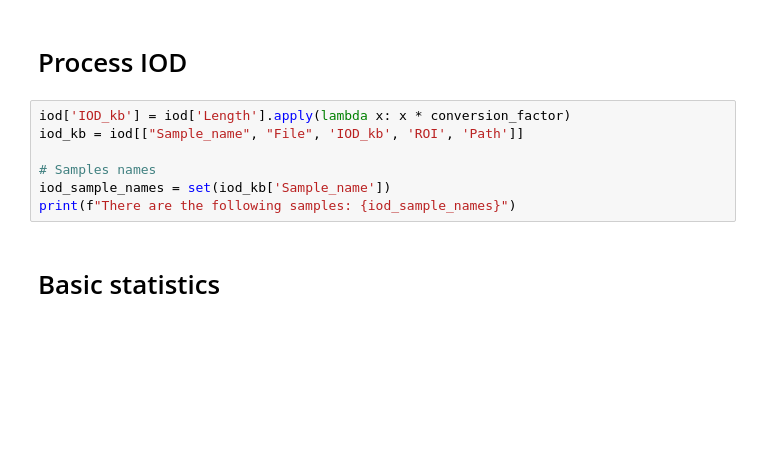
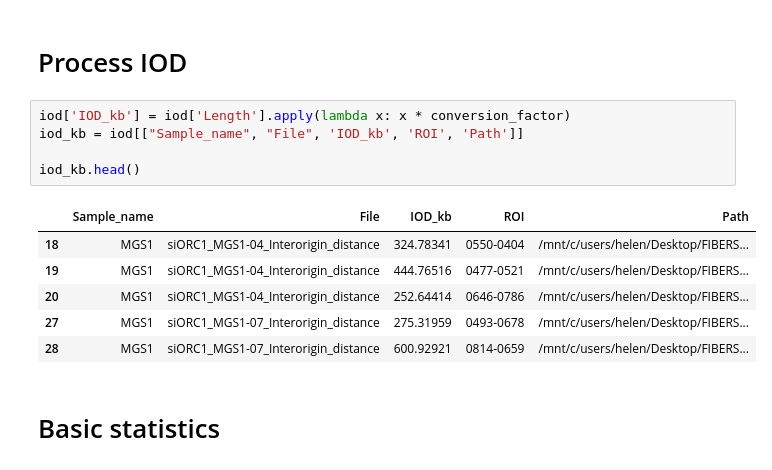
Before and after one commit to Lopatushka/DNA_fibers, a Jupyter notebook: data_agg.ipynb, the cells around one changed output. Drawn from its saved outputs; the diff is of its cells as text; blank space fills up the shorter version.

```diff
--- a/data_agg.ipynb
+++ b/data_agg.ipynb
@@ -153,10 +160,15 @@ replication_speed.head()
 # %%
 iod['IOD_kb'] = iod['Length'].apply(lambda x: x * conversion_factor)
 iod_kb = iod[["Sample_name", "File", 'IOD_kb', 'ROI', 'Path']]
 
-# Samples names
-iod_sample_names = set(iod_kb['Sample_name'])
-print(f"There are the following samples: {iod_sample_names}")
+iod_kb.head()
+# %% [output]
+|  | Sample_name | File | IOD_kb | ROI | Path |
+| 18 | MGS1 | siORC1_MGS1-04_Interorigin_distance | 324.78341 | 0550-0404 | /mnt/c/users/helen/Desktop/FIBERS... |
+| 19 | MGS1 | siORC1_MGS1-04_Interorigin_distance | 444.76516 | 0477-0521 | /mnt/c/users/helen/Desktop/FIBERS... |
+| 20 | MGS1 | siORC1_MGS1-04_Interorigin_distance | 252.64414 | 0646-0786 | /mnt/c/users/helen/Desktop/FIBERS... |
+| 27 | MGS1 | siORC1_MGS1-07_Interorigin_distance | 275.31959 | 0493-0678 | /mnt/c/users/helen/Desktop/FIBERS... |
+| 28 | MGS1 | siORC1_MGS1-07_Interorigin_distance | 600.92921 | 0814-0659 | /mnt/c/users/helen/Desktop/FIBERS... |
 # %% [markdown]
 # Basic statistics
 # %% [markdown]
```
Also changed, not shown: parts of 14 cells of this notebook.
